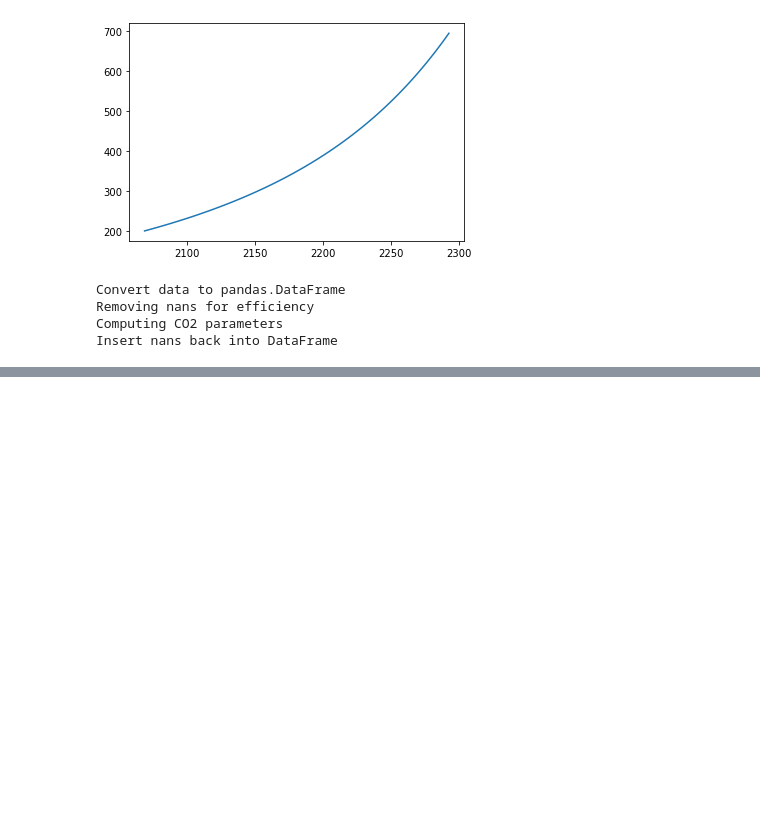
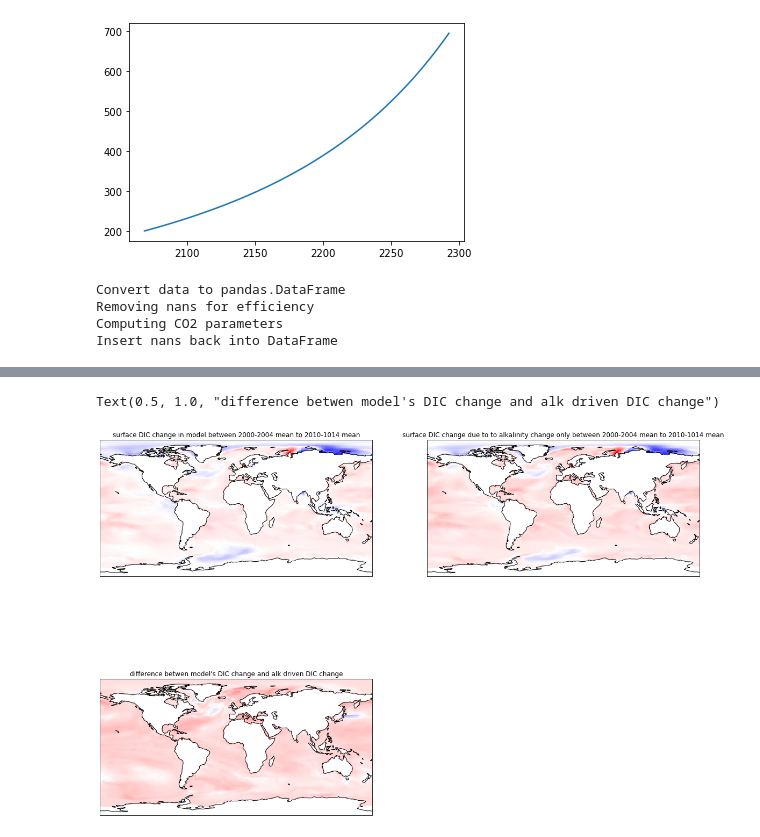
Before and after one commit to PaulHalloran/Jupiter_notebooks_halloran, a Jupyter notebook: co2sys_playing.ipynb, the cells around one changed output, grey strips where cells are left out. Saved outputs shown, nothing was run; the diff lists cells and outputs as text; code cells hidden in the pictures; blank space fills up the shorter version.

```diff
--- a/co2sys_playing.ipynb
+++ b/co2sys_playing.ipynb
@@ -141,0 +172,33 @@ CO2SYS_wrap(dic=None, alk=None, pco2=None, fco2=None, pH=None, carb=None, bicarb
+# %%
+
+pcarree = ccrs.PlateCarree()
+
+tmp_cube = c_dissic[0][0].copy()
+
+fig = plt.figure(figsize=(20, 15))
+gs = gridspec.GridSpec(2, 2)
+
+
+ax1 = plt.subplot(gs[0, 0], projection=pcarree)
+tmp_cube.data = model_dissic_diff
+new_cube, extent = iris.analysis.cartography.project(tmp_cube, pcarree,nx=400, ny=200)
+iplt.pcolormesh(new_cube,vmin = -150,vmax=150,cmap='bwr')
+plt.gca().coastlines()
+ax1.set_title('surface DIC change in model between 2000-2004 mean to 2010-1014 mean')
+
+ax2 = plt.subplot(gs[0, 1], projection=pcarree)
+tmp_cube.data = model_dissic_diff_due_to_alk
+new_cube, extent = iris.analysis.cartography.project(tmp_cube, pcarree,nx=400, ny=200)
+iplt.pcolormesh(new_cube,vmin = -150,vmax=150,cmap='bwr')
+plt.gca().coastlines()
+ax2.set_title('surface DIC change due to to alkalinity change only between 2000-2004 mean to 2010-1014 mean')
+
+ax3 = plt.subplot(gs[1, 0], projection=pcarree)
+tmp_cube.data = model_dissic_diff_due_to_alk - model_dissic_diff
+new_cube, extent = iris.analysis.cartography.project(tmp_cube, pcarree,nx=400, ny=200)
+iplt.pcolormesh(new_cube,vmin = -50,vmax=50,cmap='bwr')
+plt.gca().coastlines()
+ax3.set_title("difference betwen model's DIC change and alk driven DIC change" )
+# %% [output]
+Text(0.5, 1.0, "difference betwen model's DIC change and alk driven DIC change")
+[figure, added]
```
Also changed, not shown: parts of 14 cells of this notebook.
